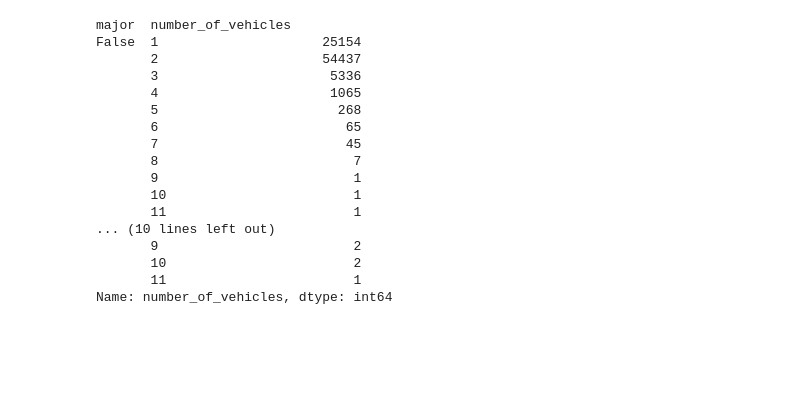
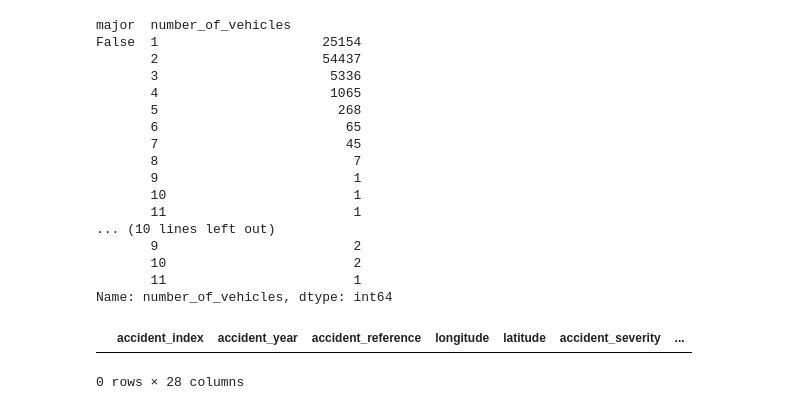
Before and after one commit to teruki-i/high_fatality_accidents, a Jupyter notebook: notebook.ipynb, the cells around one changed output. Drawn from its saved outputs; the diff is of its cells as text; code cells hidden in the pictures; blank space fills up the shorter version.

```diff
--- a/notebook.ipynb
+++ b/notebook.ipynb
@@ -111,0 +128,10 @@ memory usage: 18.8+ MB
+# %%
+# replace codes in "weather_conditions" column of accidents to descriptive text
+weather_codes = list(weather_conditions['code/format'])
+conditions = list(weather_conditions['label'])
+
+accidents['weather_conditions'] = accidents['weather_conditions'].replace(
+                                                                to_replace = weather_codes,
+                                                                value = conditions
+                                                                )
+accidents.head()
@@ -305,3 +341,10 @@ False  1                     25154
        10                        2
        11                        1
 Name: number_of_vehicles, dtype: int64
+# %%
+# filter data for non-fatal accidents
+non_fatal = accidents[accidents['number_of_casualties']==0]
+non_fatal.head()
+# %% [output]
+|  | accident_index | accident_year | accident_reference | longitude | latitude | accident_severity | ... |
+0 rows × 28 columns
```
Also changed, not shown: parts of 5 cells of this notebook.
